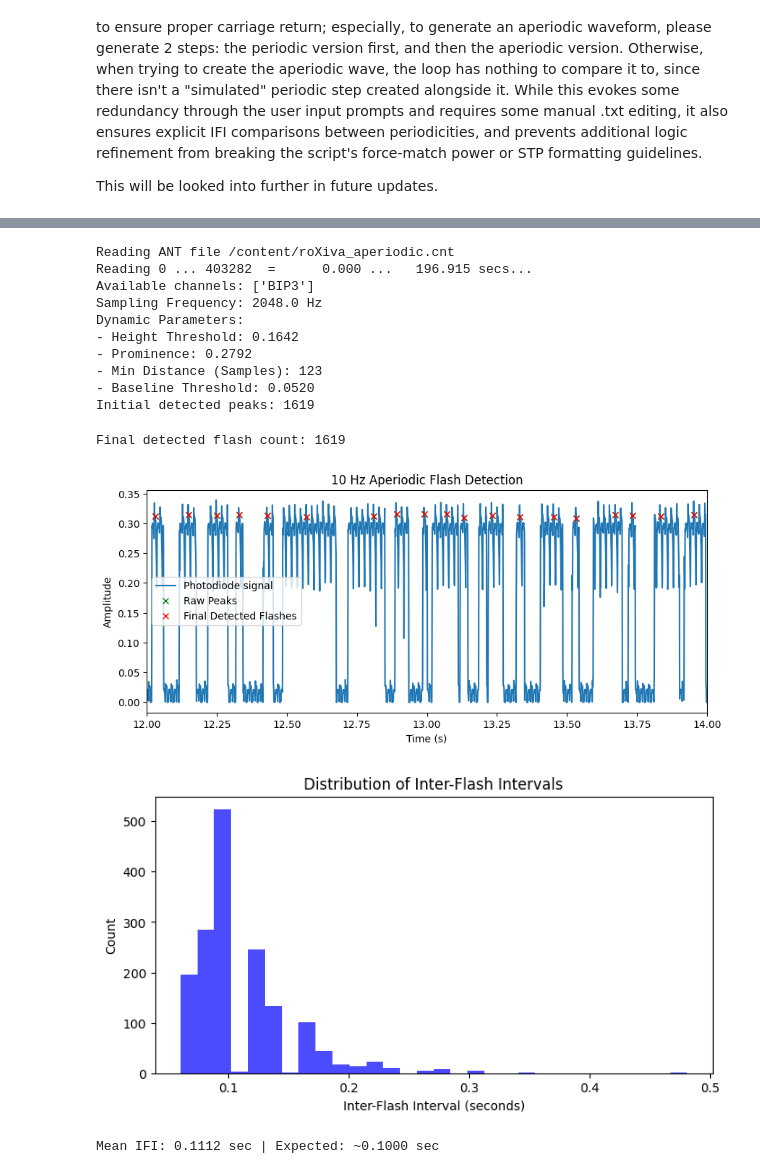
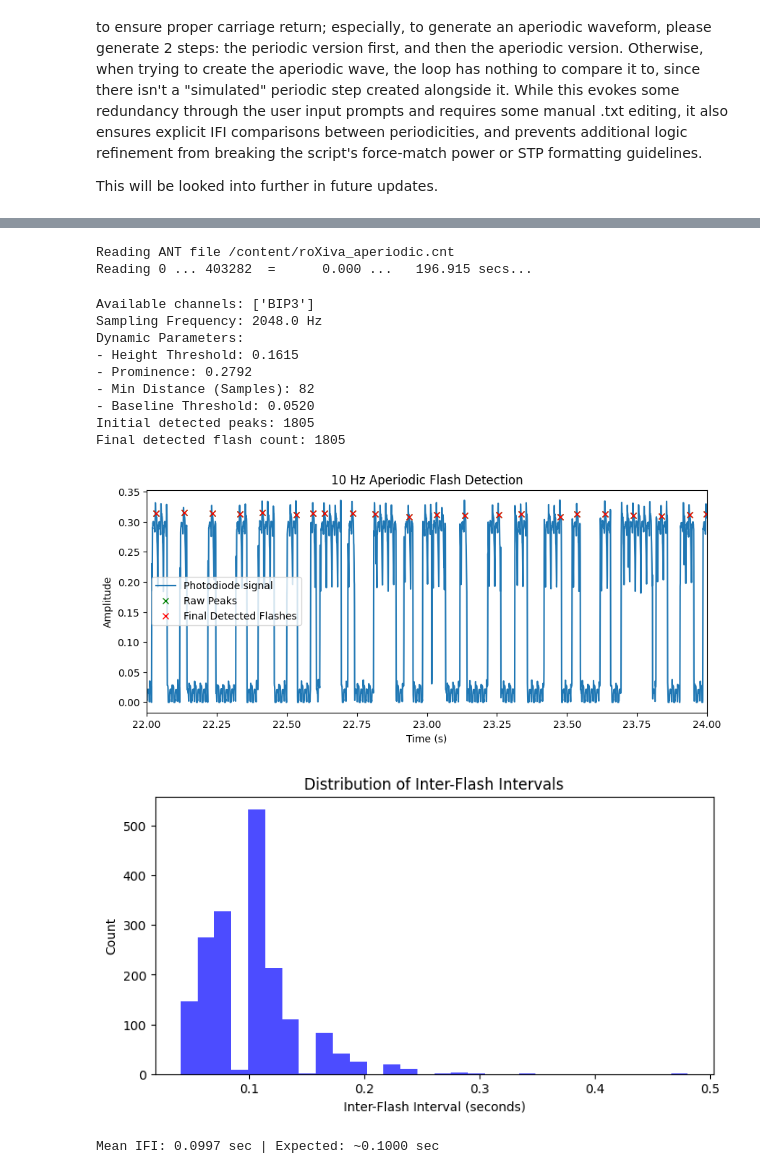
Before and after one commit to dannynacker/roX_gen, a Jupyter notebook: roX_gen_dither.ipynb, the cells around one changed output, grey strips where cells are left out. Saved outputs shown, nothing was run; the diff lists cells and outputs as text; code cells hidden in the pictures.

```diff
--- a/roX_gen_dither.ipynb
+++ b/roX_gen_dither.ipynb
@@ -307,7 +325,7 @@ smoothed_data = uniform_filter1d(photodiode_data, size=window_size)
 # --------------------------------------------
 # Adaptive Detection Parameters (So We're Not Too Signal-Specific)
 # --------------------------------------------
-threshold_peak = np.mean(photodiode_data) + 0.07 * np.std(photodiode_data)
+threshold_peak = np.mean(photodiode_data) + 0.05 * np.std(photodiode_data)
 
 baseline_threshold = max(0.052, np.percentile(photodiode_data, 10))
 
@@ -315,9 +333,9 @@ baseline_threshold = max(0.052, np.percentile(photodiode_data, 10))
 all_peaks, _ = find_peaks(smoothed_data, height=threshold_peak, prominence=np.std(photodiode_data) * 0.5)
 if len(all_peaks) > 1:
     inter_flash_intervals = np.diff(all_peaks) / sfreq
-    min_distance_samples = int(max(np.median(inter_flash_intervals) * sfreq, sfreq * 0.0605))
+    min_distance_samples = int(max(np.median(inter_flash_intervals) * sfreq, sfreq * 0.04052275))
 else:
-    min_distance_samples = int(sfreq * 0.0605)
+    min_distance_samples = int(sfreq * 0.04052275)
 
 # Adaptive prominence threshold
 prominence_value = max(0.75 * np.std(photodiode_data), np.percentile(photodiode_data, 75) - np.percentile(photodiode_data, 25))
@@ -357,46 +375,46 @@ print(f"Final detected flash count: {len(filtered_peaks)}")
 # --------------------------------------------
 # Plot the Final Results!
 # --------------------------------------------
-start_sec = 12.0  # Change if you want to zoom in on a different region
-end_sec = 14.0
+start_sec = 22.0  # Change if you want to zoom in on a different region
+end_sec = 24.0
 i_start = int(start_sec * sfreq)
 i_end = int(end_sec * sfreq)
 
 plt.figure(figsize=(10, 4))
 plt.plot(times[i_start:i_end], photodiode_data[i_start:i_end], label='Photodiode signal')
 plt.plot(times[all_peaks], photodiode_data[all_peaks], 'gx', label='Raw Peaks')
 plt.plot(times[filtered_peaks], photodiode_data[filtered_peaks], 'rx', label='Final Detected Flashes')
 plt.xlabel('Time (s)')
 plt.ylabel('Amplitude')
 plt.title('10 Hz Aperiodic Flash Detection')
 plt.xlim(start_sec, end_sec)
 plt.legend()
 plt.show()
 
 # --------------------------------------------
 # Verify Inter-Flash Intervals
 # --------------------------------------------
 if len(filtered_peaks) > 1:
     inter_flash_intervals = np.diff(times[filtered_peaks])
     plt.figure(figsize=(8,4))
     plt.hist(inter_flash_intervals, bins=30, color='blue', alpha=0.7)
     plt.xlabel("Inter-Flash Interval (seconds)")
     plt.ylabel("Count")
     plt.title("Distribution of Inter-Flash Intervals")
     plt.show()
     print(f"Mean IFI: {np.mean(inter_flash_intervals):.4f} sec | Expected: ~{1/10:.4f} sec")
 # %% [output]
 Reading ANT file /content/roXiva_aperiodic.cnt
 Reading 0 ... 403282  =      0.000 ...   196.915 secs...
-Available channels: ['BIP3']
-Sampling Frequency: 2048.0 Hz
-Dynamic Parameters:
-- Height Threshold: 0.1642
-- Prominence: 0.2792
-- Min Distance (Samples): 123
-- Baseline Threshold: 0.0520
-Initial detected peaks: 1619
-Final detected flash count: 1619
+Available channels: ['BIP3']
+Sampling Frequency: 2048.0 Hz
+Dynamic Parameters:
+- Height Threshold: 0.1615
+- Prominence: 0.2792
+- Min Distance (Samples): 82
+- Baseline Threshold: 0.0520
+Initial detected peaks: 1805
+Final detected flash count: 1805
-[figure, old version]
+[figure, new version]
-[figure, old version]
+[figure, new version]
-Mean IFI: 0.1112 sec | Expected: ~0.1000 sec
+Mean IFI: 0.0997 sec | Expected: ~0.1000 sec
```
Also changed, not shown: parts of 2 cells of this notebook.
